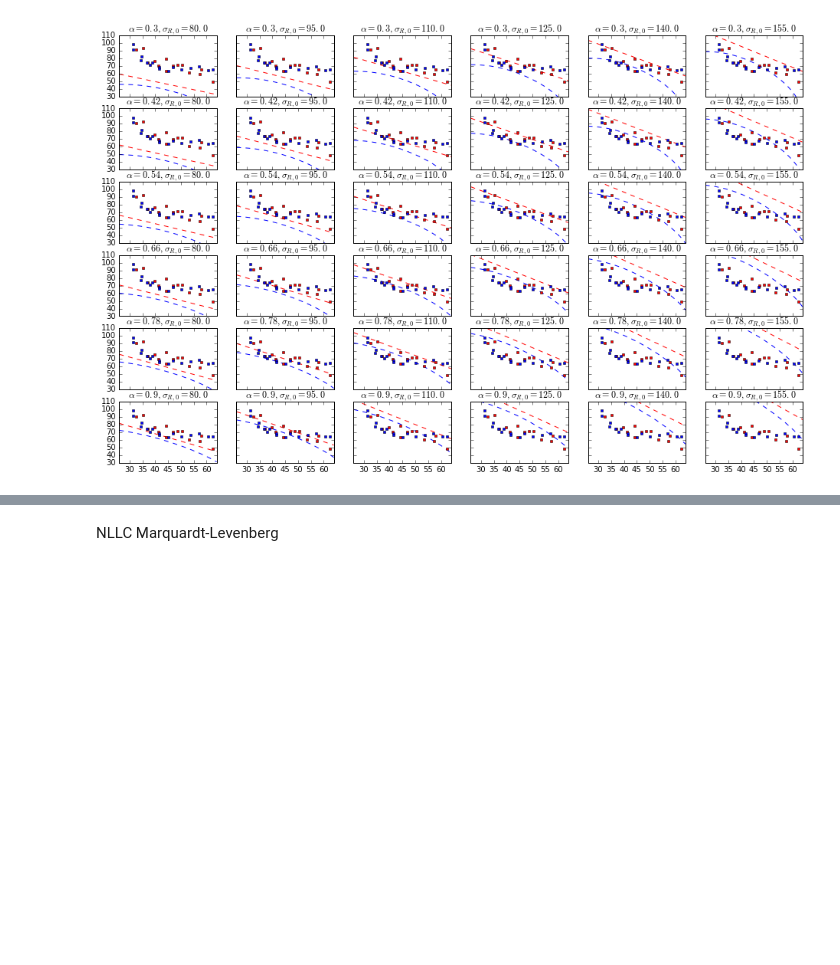
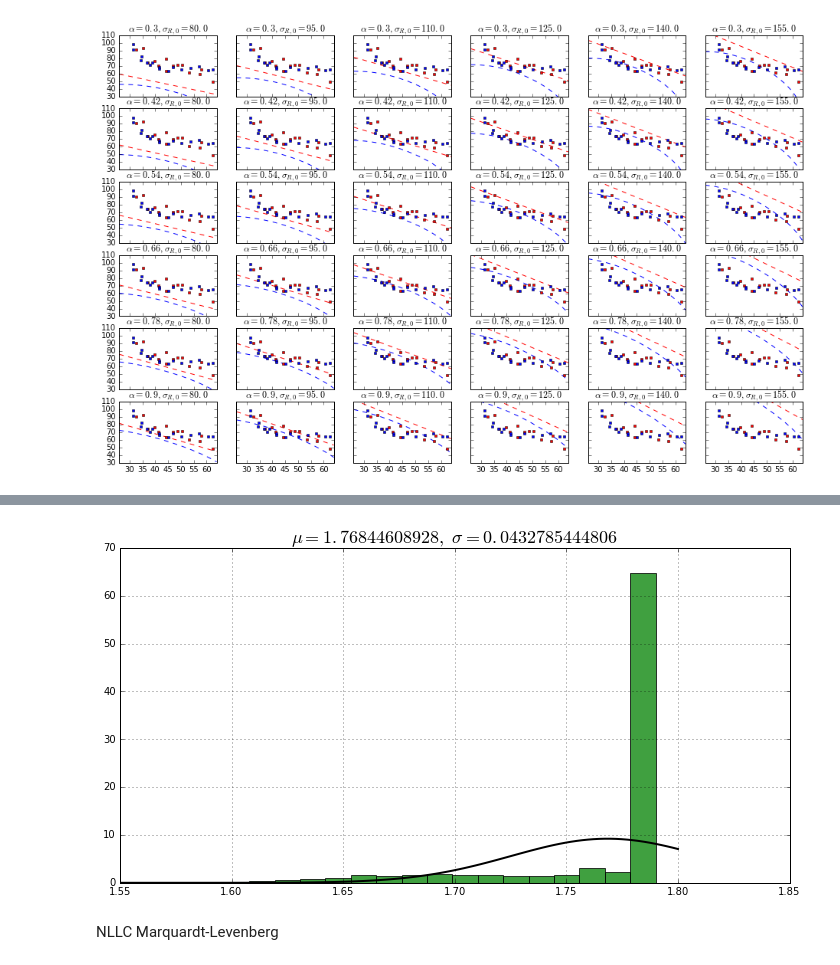
Before and after one commit to Amarchuk/2FInstability, a Jupyter notebook: notebooks/n2775_gerssen.ipynb, the cells around one changed output, grey strips where cells are left out. Cells and saved outputs as stored; diff of their text form; code cells hidden in the pictures; blank space fills up the shorter version.

```diff
--- a/notebooks/n2775_gerssen.ipynb
+++ b/notebooks/n2775_gerssen.ipynb
@@ -646,7 +657,7 @@ plt.show()
 import time
 # os.chdir("C:\\science\\2FInstability\\data\\ngc2275")
 
-N = 1000
+N = 2000
 
 result = []
 start_time = time.time()
@@ -729,3 +740,21 @@ plt.show()
+# %%
+fig = plt.figure(figsize=(12,6))
+ax = fig.add_subplot(111)
+
+n, bins, patches = ax.hist(a, 20, normed=1, facecolor='green', alpha=0.75)
+mu, std = norm.fit(a)
+
+xmin, xmax = plt.xlim()
+x = np.linspace(xmin, xmax, 100)
+p = norm.pdf(x, mu, std)
+plt.plot(x, p, 'k', linewidth=2)
+
+ax.set_title('$\mu=%s,\ \sigma=%s$' % (mu, std), fontsize=18)
+ax.grid(True)
+
+plt.show()
+# %% [output]
+[figure, added]
 # %% [markdown]
 NLLC Marquardt-Levenberg
 # %%
```
Also changed, not shown: parts of 15 cells of this notebook, 12 other files.
